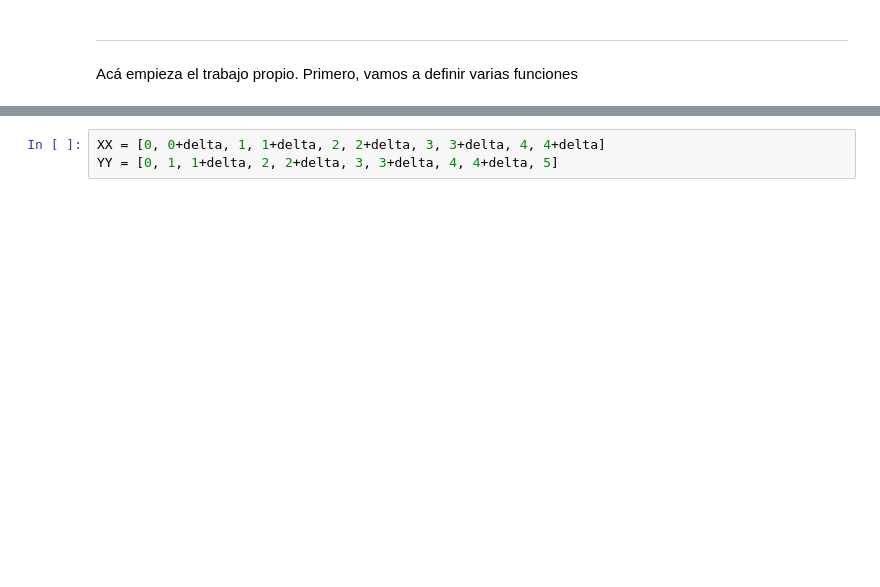
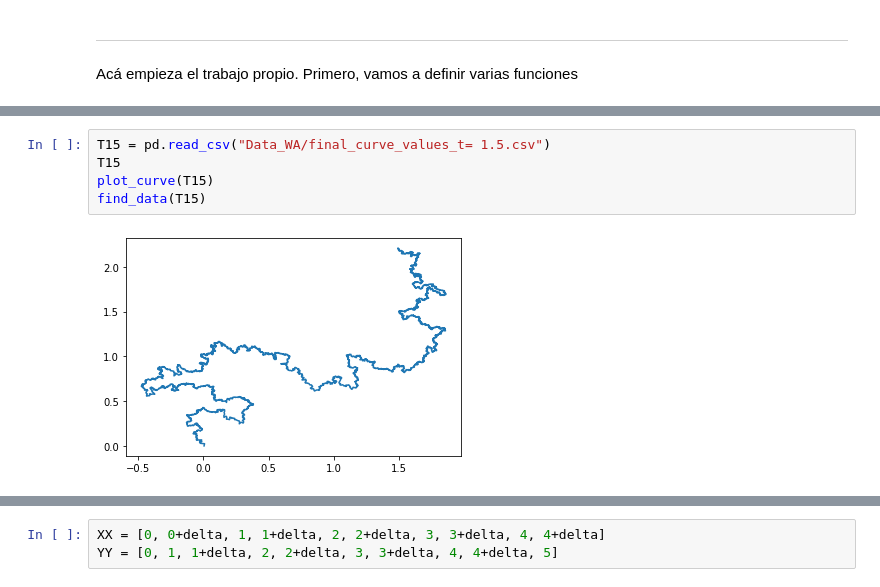
Before and after one commit to CamiloFajardo2021/Statistical_mechanics-project, a Jupyter notebook: angle.ipynb, the cells around one changed output, grey strips where cells are left out. Saved outputs shown, nothing was run; the diff lists cells and outputs as text; blank space fills up the shorter version.

```diff
--- a/angle.ipynb
+++ b/angle.ipynb
@@ -466,0 +154,7 @@ def portion(cte, xdata, ydata):
+# %%
+T15 = pd.read_csv("Data_WA/final_curve_values_t= 1.5.csv")
+T15
+plot_curve(T15)
+find_data(T15)
+# %% [output]
+[figure, added]
```
Also changed, not shown: parts of 25 cells of this notebook.
